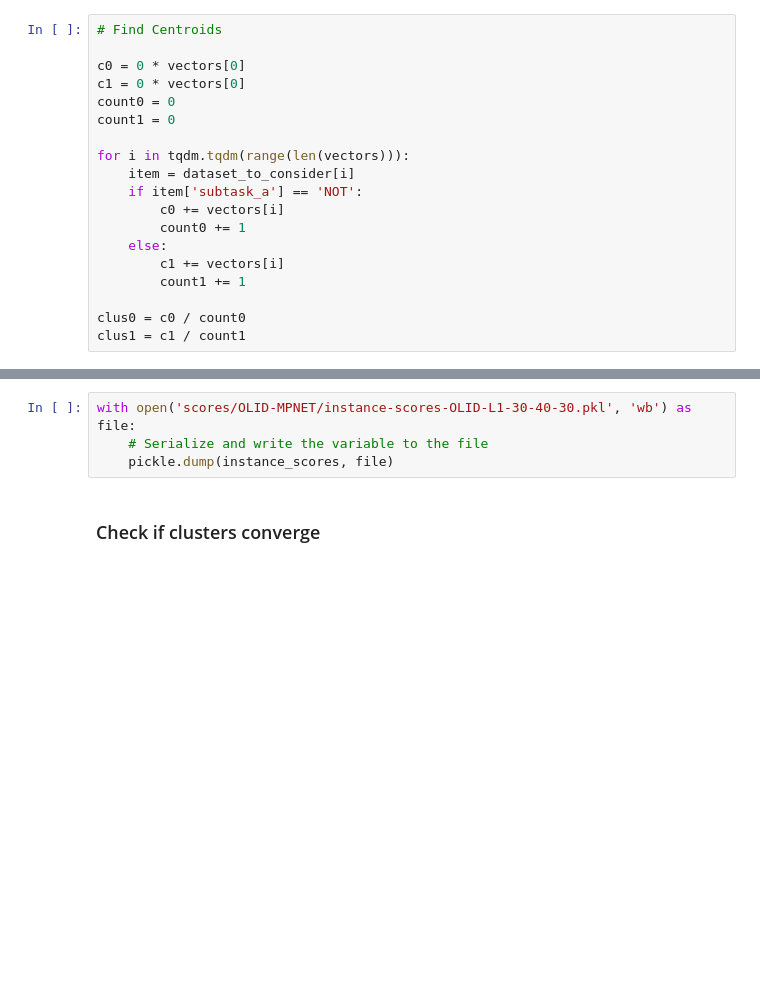
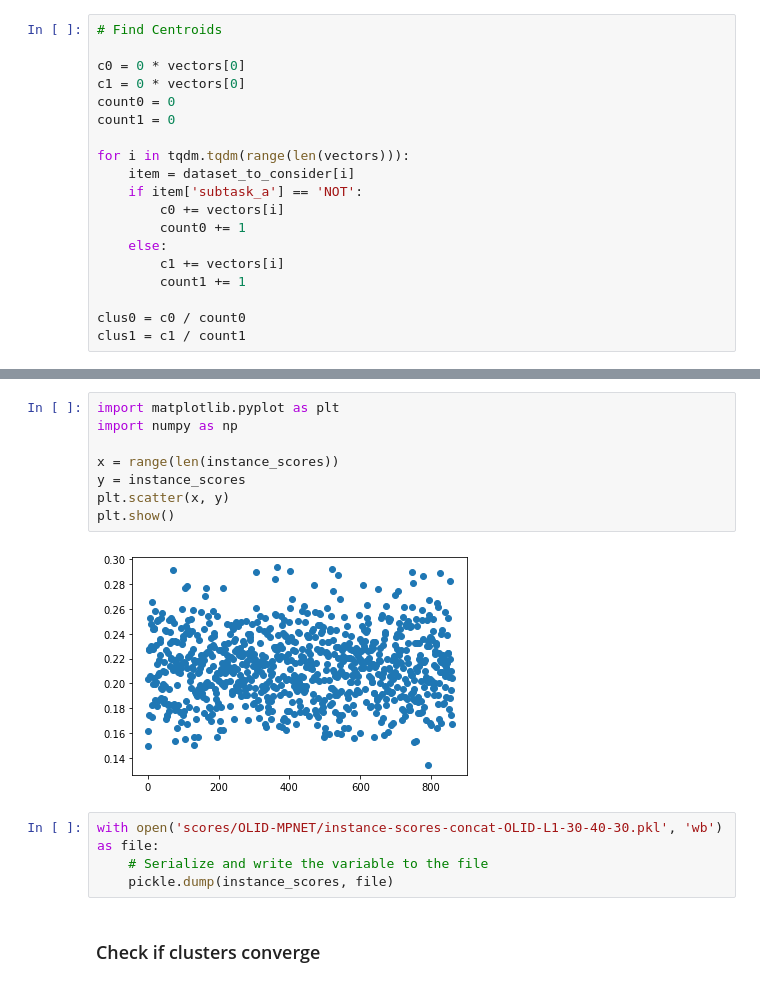
Before and after one commit to DhruvKudale/oversmoothing-based-subset-selection, a Jupyter notebook: notebooks/02_Smoothing_For_Clustering.ipynb, the cells around one changed output, grey strips where cells are left out. Cells and saved outputs as stored; diff of their text form; blank space fills up the shorter version.

```diff
--- a/notebooks/02_Smoothing_For_Clustering.ipynb
+++ b/notebooks/02_Smoothing_For_Clustering.ipynb
@@ -173,5 +328,15 @@ print(c0 + c1)
+# %%
+import matplotlib.pyplot as plt
+import numpy as np
+
+x = range(len(instance_scores))
+y = instance_scores
+plt.scatter(x, y)
+plt.show()
+# %% [output]
+[figure, added]
 # %%
-with open('scores/OLID-MPNET/instance-scores-OLID-L1-30-40-30.pkl', 'wb') as file:
+with open('scores/OLID-MPNET/instance-scores-concat-OLID-L1-30-40-30.pkl', 'wb') as file:
     # Serialize and write the variable to the file
     pickle.dump(instance_scores, file)
 # %% [markdown]
```
Also changed, not shown: parts of 16 cells of this notebook, 2 other files.
